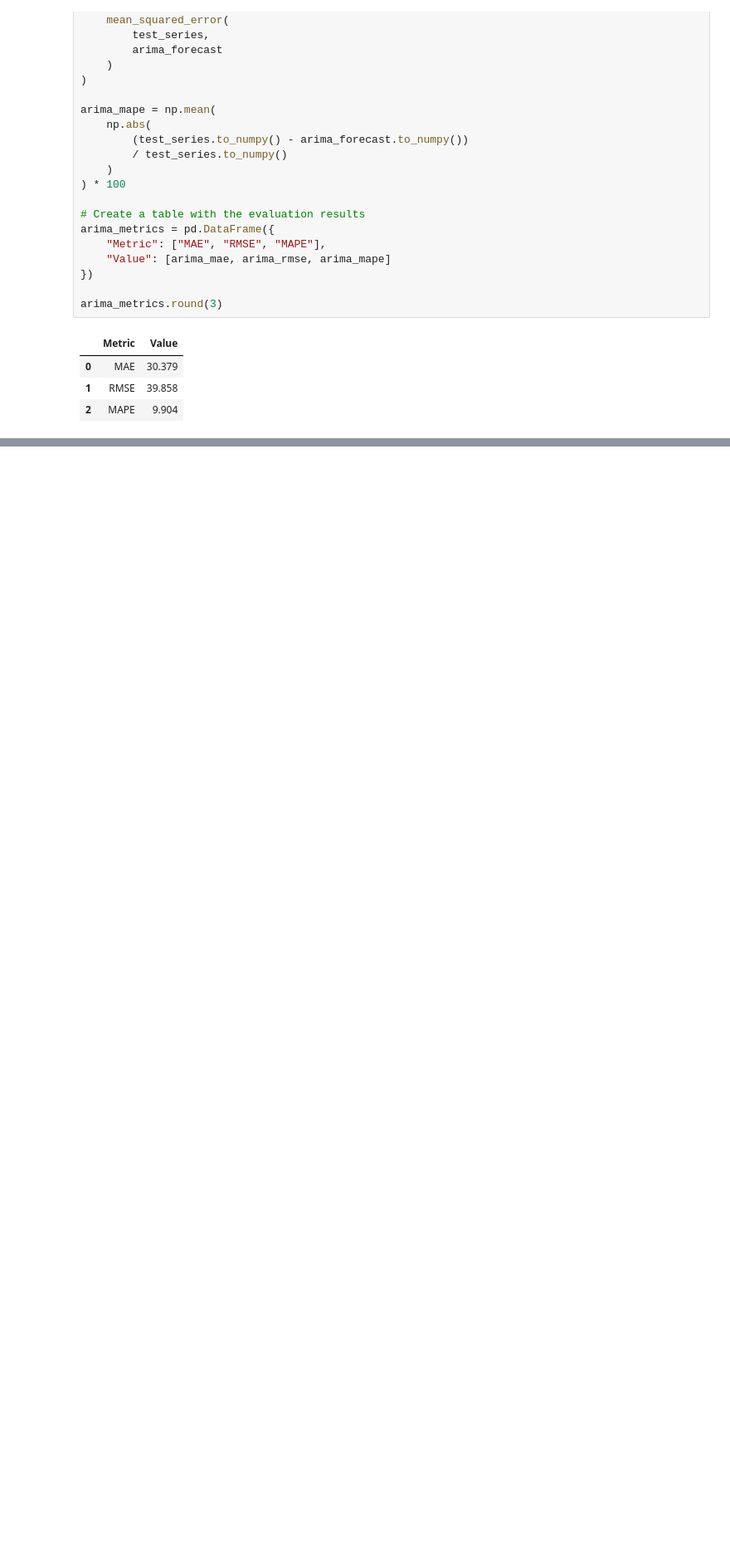
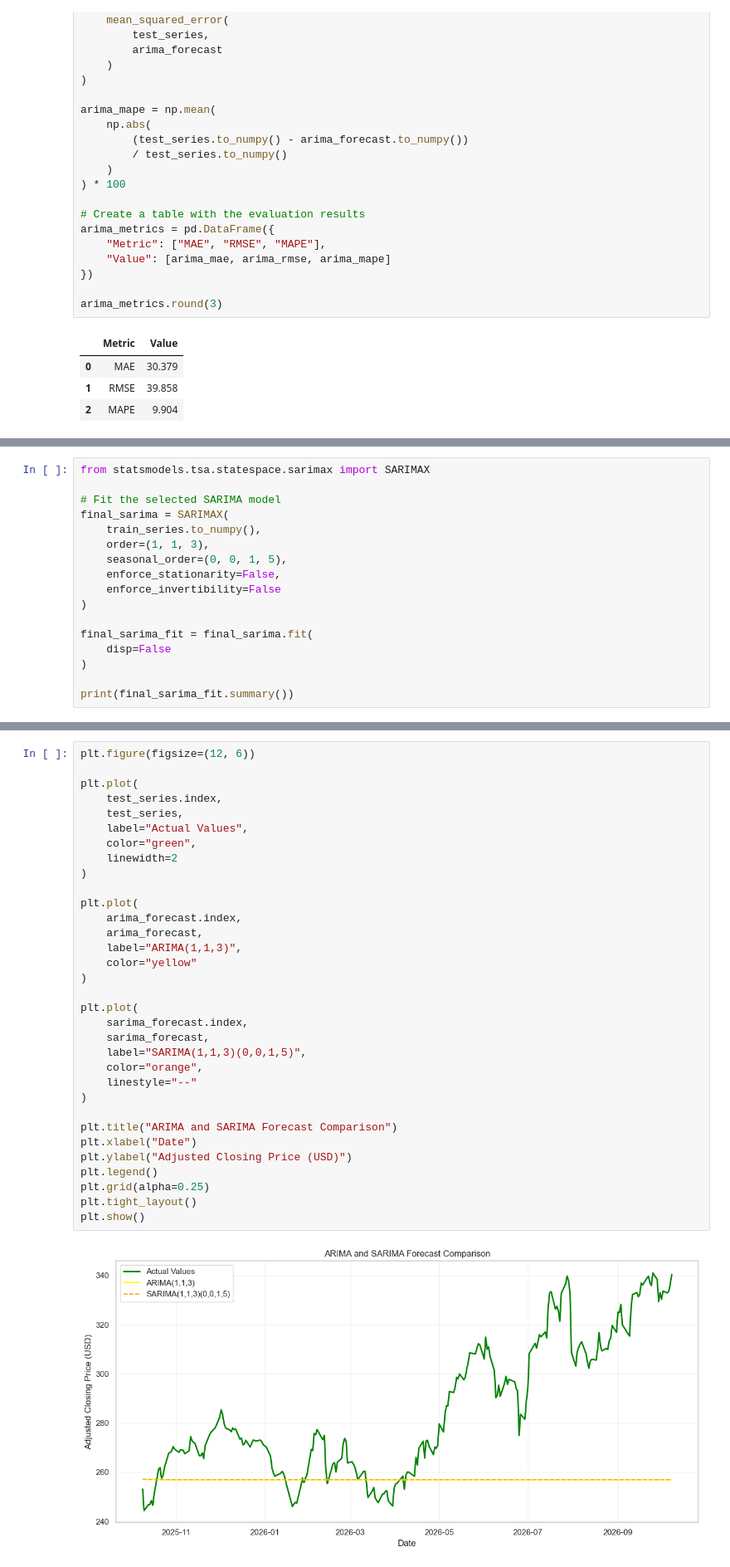
Before and after one commit to 2026228-dev/CA1MLB-2026228, a Jupyter notebook: AAPL.ipynb, the cells around one changed output, grey strips where cells are left out. Shown at 83% size. Drawn from its saved outputs; the diff is of its cells as text; blank space fills up the shorter version.

```diff
--- a/AAPL.ipynb
+++ b/AAPL.ipynb
@@ -2182,0 +2288,17 @@ The ARIMA(1,1,3) model showed weak forecasting performance for this dataset and
+# %%
+from statsmodels.tsa.statespace.sarimax import SARIMAX
+
+# Fit the selected SARIMA model
+final_sarima = SARIMAX(
+    train_series.to_numpy(),
+    order=(1, 1, 3),
+    seasonal_order=(0, 0, 1, 5),
+    enforce_stationarity=False,
+    enforce_invertibility=False
+)
+
+final_sarima_fit = final_sarima.fit(
+    disp=False
+)
+
+print(final_sarima_fit.summary())
@@ -2182,0 +2384,35 @@ The ARIMA(1,1,3) model showed weak forecasting performance for this dataset and
+# %%
+plt.figure(figsize=(12, 6))
+
+plt.plot(
+    test_series.index,
+    test_series,
+    label="Actual Values",
+    color="green",
+    linewidth=2
+)
+
+plt.plot(
+    arima_forecast.index,
+    arima_forecast,
+    label="ARIMA(1,1,3)",
+    color="yellow"
+)
+
+plt.plot(
+    sarima_forecast.index,
+    sarima_forecast,
+    label="SARIMA(1,1,3)(0,0,1,5)",
+    color="orange",
+    linestyle="--"
+)
+
+plt.title("ARIMA and SARIMA Forecast Comparison")
+plt.xlabel("Date")
+plt.ylabel("Adjusted Closing Price (USD)")
+plt.legend()
+plt.grid(alpha=0.25)
+plt.tight_layout()
+plt.show()
+# %% [output]
+[figure, added]
```
Also changed, not shown: parts of 62 cells of this notebook, 1 other file.
